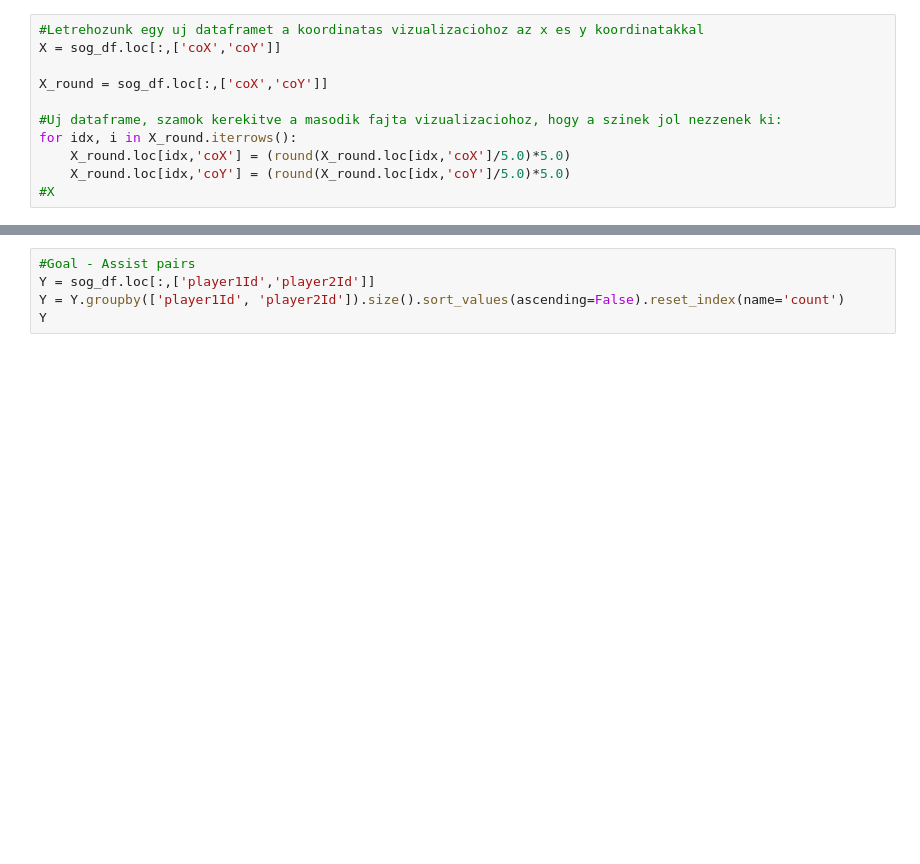
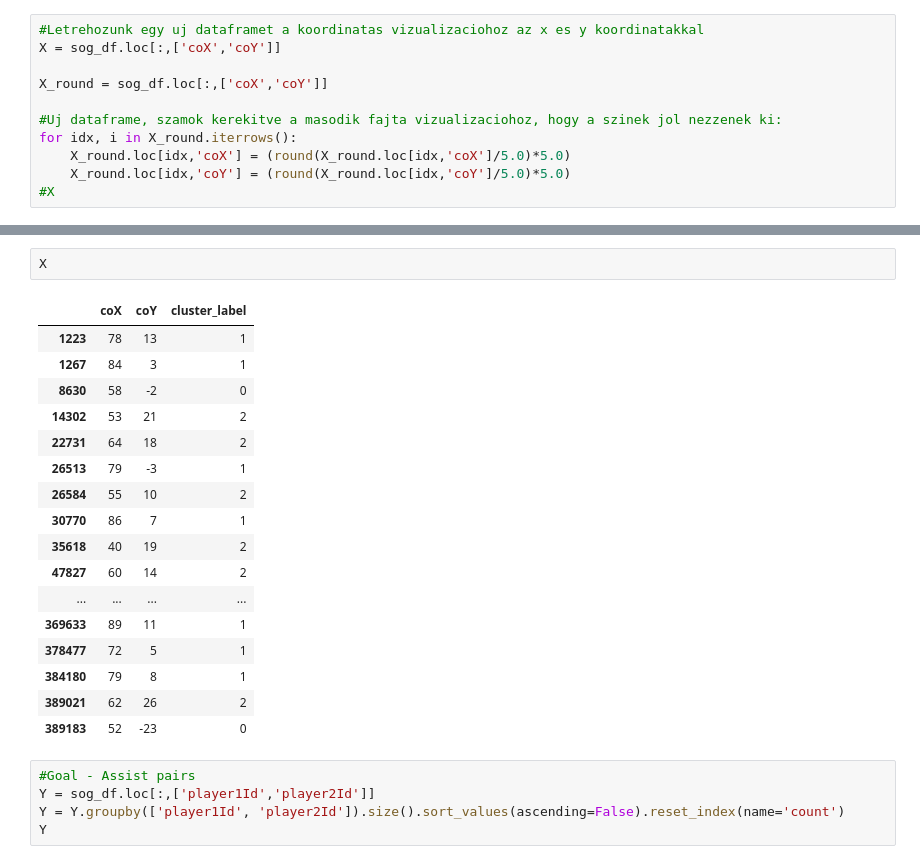
Before and after one commit to szonja126/NHL-Diplomamunka, a Jupyter notebook: readcsv.ipynb, the cells around one changed output, grey strips where cells are left out. Saved outputs shown, nothing was run; the diff lists cells and outputs as text; blank space fills up the shorter version.

```diff
--- a/readcsv.ipynb
+++ b/readcsv.ipynb
@@ -310,3 +310,23 @@ plt.show()
+# %%
+X
+# %% [output]
+|  | coX | coY | cluster_label |
+| 1223 | 78 | 13 | 1 |
+| 1267 | 84 | 3 | 1 |
+| 8630 | 58 | -2 | 0 |
+| 14302 | 53 | 21 | 2 |
+| 22731 | 64 | 18 | 2 |
+| 26513 | 79 | -3 | 1 |
+| 26584 | 55 | 10 | 2 |
+| 30770 | 86 | 7 | 1 |
+| 35618 | 40 | 19 | 2 |
+| 47827 | 60 | 14 | 2 |
+| ... | ... | ... | ... |
+| 369633 | 89 | 11 | 1 |
+| 378477 | 72 | 5 | 1 |
+| 384180 | 79 | 8 | 1 |
+| 389021 | 62 | 26 | 2 |
+| 389183 | 52 | -23 | 0 |
 # %%
 #Goal - Assist pairs
 Y = sog_df.loc[:,['player1Id','player2Id']]
```
Also changed, not shown: parts of 16 cells of this notebook.
